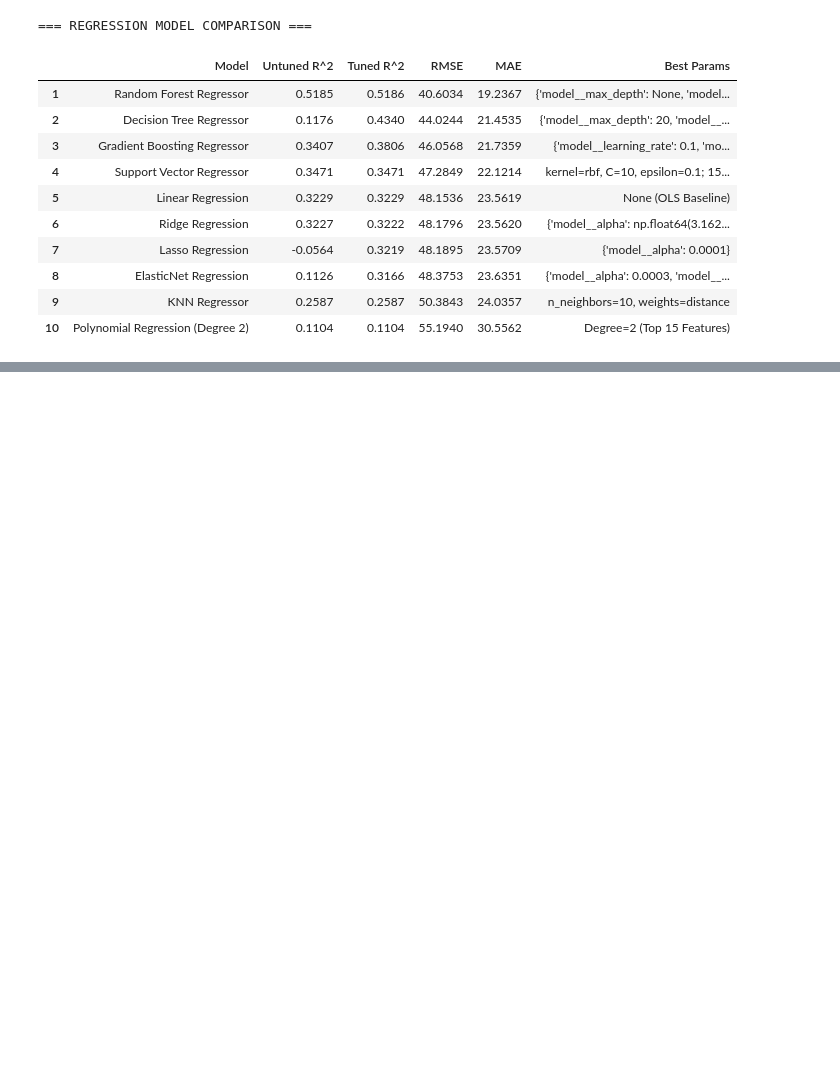
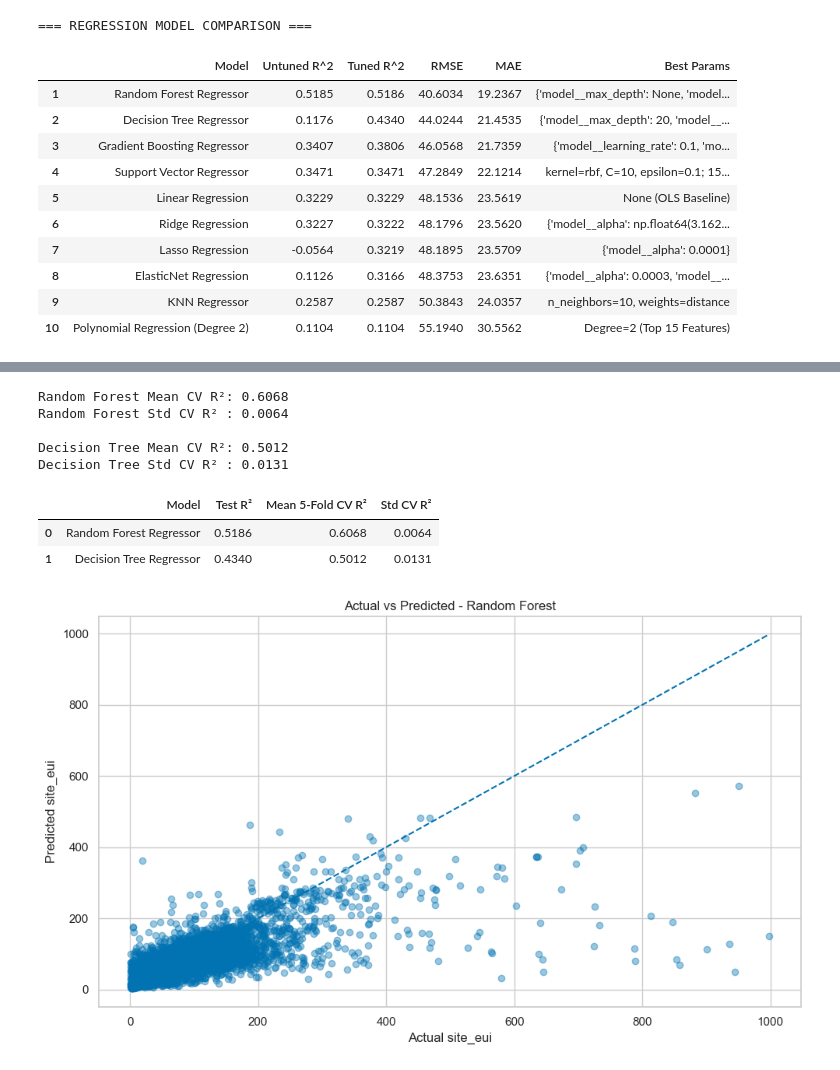
Before and after one commit to HarshaGaduputi/Machine-Learning-Case-Study, a Jupyter notebook: CaseStudy.ipynb, the cells around one changed output, grey strips where cells are left out. Cells and saved outputs as stored; diff of their text form; code cells hidden in the pictures; blank space fills up the shorter version.

```diff
--- a/CaseStudy.ipynb
+++ b/CaseStudy.ipynb
@@ -1993,0 +2032,68 @@ display(
+# %%
+print(f"Random Forest Mean CV R²: {rf_cv_scores.mean():.4f}")
+print(f"Random Forest Std CV R² : {rf_cv_scores.std():.4f}")
+
+print(f"\nDecision Tree Mean CV R²: {dt_cv_scores.mean():.4f}")
+print(f"Decision Tree Std CV R² : {dt_cv_scores.std():.4f}")
+# %% [output]
+Random Forest Mean CV R²: 0.6068
+Random Forest Std CV R² : 0.0064
+
+Decision Tree Mean CV R²: 0.5012
+Decision Tree Std CV R² : 0.0131
+# %%
+cv_results = pd.DataFrame({
+    'Model': [
+        'Random Forest Regressor',
+        'Decision Tree Regressor'
+    ],
+    'Test R²': [
+        r2_rf_tune,
+        r2_dt_tune
+    ],
+    'Mean 5-Fold CV R²': [
+        rf_cv_scores.mean(),
+        dt_cv_scores.mean()
+    ],
+    'Std CV R²': [
+        rf_cv_scores.std(),
+        dt_cv_scores.std()
+    ]
+})
+
+display(cv_results.round(4))
+# %% [output]
+|  | Model | Test R² | Mean 5-Fold CV R² | Std CV R² |
+| 0 | Random Forest Regressor | 0.5186 | 0.6068 | 0.0064 |
+| 1 | Decision Tree Regressor | 0.4340 | 0.5012 | 0.0131 |
+# %%
+# Actual vs Predicted - Random Forest
+
+actual_rf = np.expm1(y_test)
+predicted_rf = np.expm1(y_pred_rf_tune_log)
+
+plt.figure(figsize=(10, 6))
+
+plt.scatter(
+    actual_rf,
+    predicted_rf,
+    alpha=0.4
+)
+
+min_value = min(actual_rf.min(), predicted_rf.min())
+max_value = max(actual_rf.max(), predicted_rf.max())
+
+plt.plot(
+    [min_value, max_value],
+    [min_value, max_value],
+    linestyle='--'
+)
+
+plt.xlabel("Actual site_eui")
+plt.ylabel("Predicted site_eui")
+plt.title("Actual vs Predicted - Random Forest")
+
+plt.tight_layout()
+plt.show()
+# %% [output]
+[figure, added]
```
Also changed, not shown: parts of 6 cells of this notebook.
